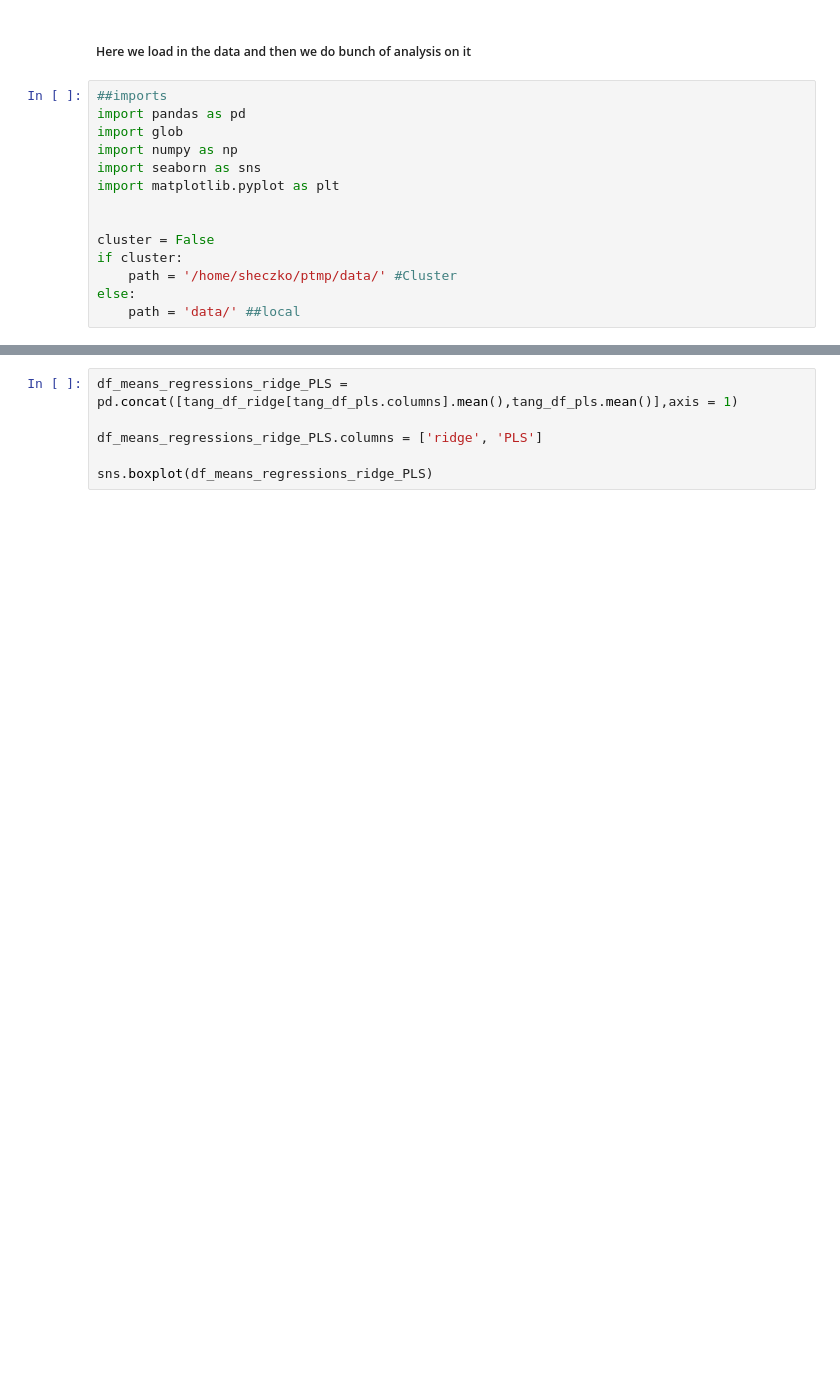
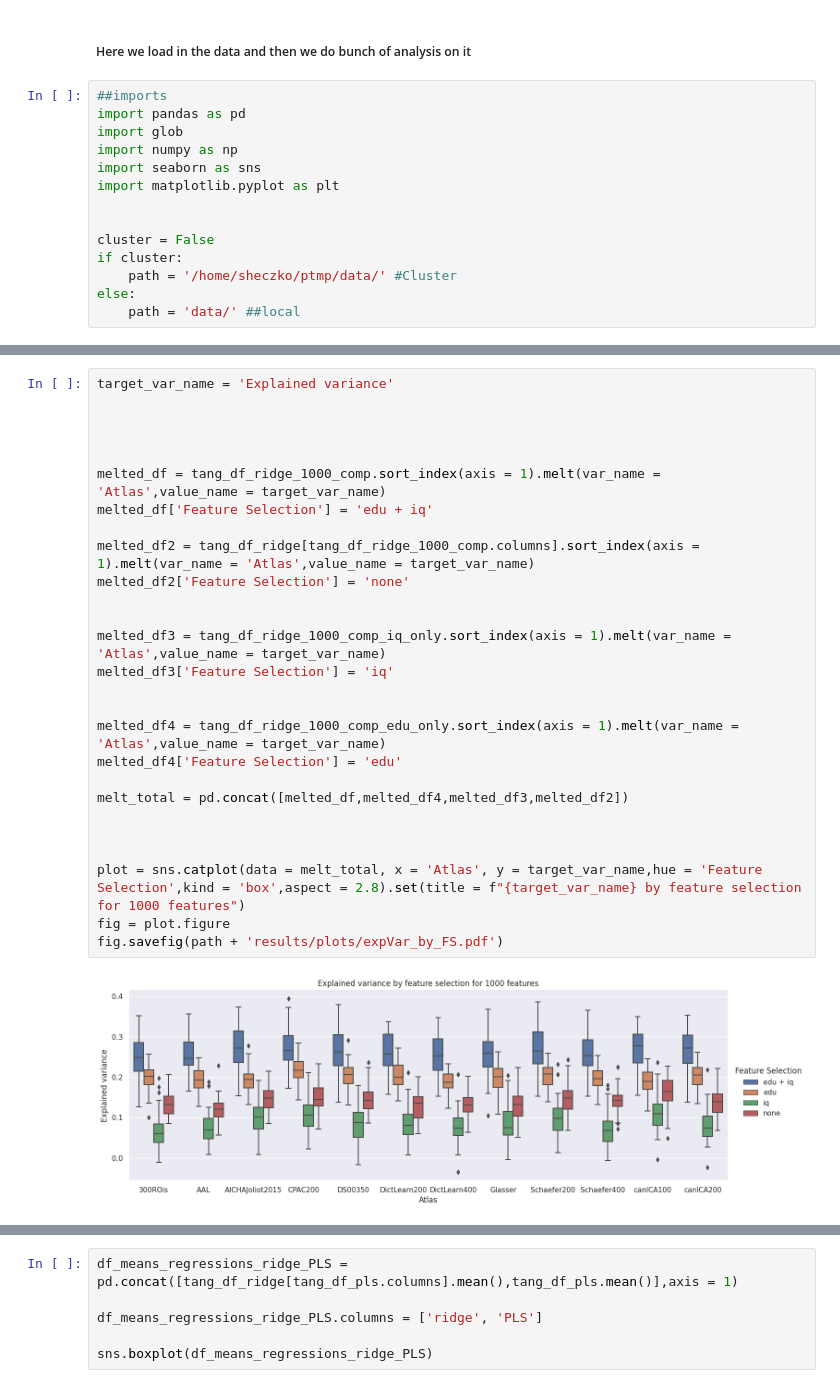
Before and after one commit to samuelheczko/Ridge-Regression-Predictions, a Jupyter notebook: analysis_notebook.ipynb, the cells around one changed output, grey strips where cells are left out. Cells and saved outputs as stored; diff of their text form; blank space fills up the shorter version.

```diff
--- a/analysis_notebook.ipynb
+++ b/analysis_notebook.ipynb
@@ -124,0 +182,29 @@ dtype: float64
+# %%
+target_var_name = 'Explained variance'
+
+
+
+
+melted_df = tang_df_ridge_1000_comp.sort_index(axis = 1).melt(var_name = 'Atlas',value_name = target_var_name)
+melted_df['Feature Selection'] = 'edu + iq'
+
+melted_df2 = tang_df_ridge[tang_df_ridge_1000_comp.columns].sort_index(axis = 1).melt(var_name = 'Atlas',value_name = target_var_name)
+melted_df2['Feature Selection'] = 'none'
+
+
+melted_df3 = tang_df_ridge_1000_comp_iq_only.sort_index(axis = 1).melt(var_name = 'Atlas',value_name = target_var_name)
+melted_df3['Feature Selection'] = 'iq'
+
+
+melted_df4 = tang_df_ridge_1000_comp_edu_only.sort_index(axis = 1).melt(var_name = 'Atlas',value_name = target_var_name)
+melted_df4['Feature Selection'] = 'edu'
+
+melt_total = pd.concat([melted_df,melted_df4,melted_df3,melted_df2])
+
+
+
+plot = sns.catplot(data = melt_total, x = 'Atlas', y = target_var_name,hue = 'Feature Selection',kind = 'box',aspect = 2.8).set(title = f"{target_var_name} by feature selection for 1000 features")
+fig = plot.figure
+fig.savefig(path + 'results/plots/expVar_by_FS.pdf')
+# %% [output]
+[figure, added]
```
Also changed, not shown: parts of 11 cells of this notebook, 3 other files.
